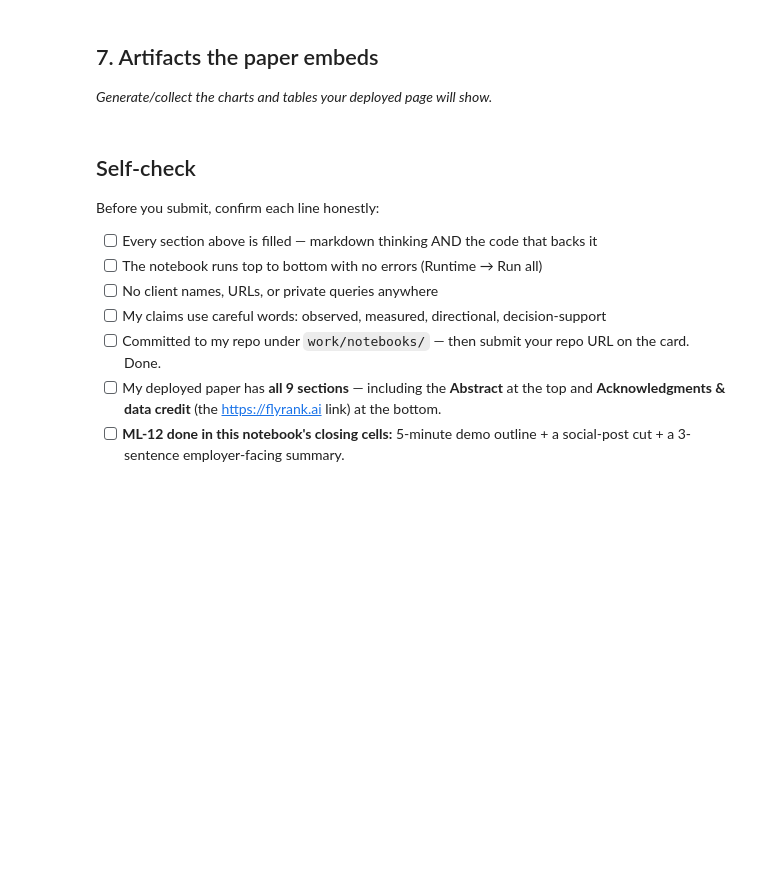
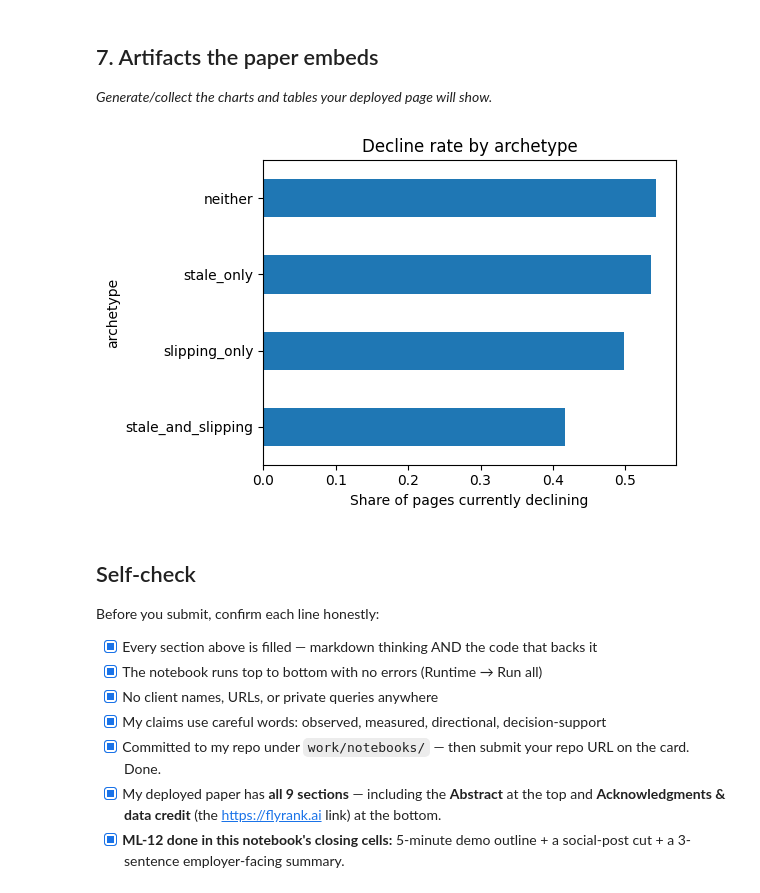
Before and after one commit to Debbie1236-cmd/flyrank-ml-internship, a Jupyter notebook: work/notebooks/capstone.ipynb, the cells around one changed output. Saved outputs shown, nothing was run; the diff lists cells and outputs as text; code cells hidden in the pictures; blank space fills up the shorter version.

Commit message:
Capstone complete: ML-11 paper source (Sections 1–7) + ML-12 demo materials

```diff
--- a/work/notebooks/capstone.ipynb
+++ b/work/notebooks/capstone.ipynb
@@ -30,3 +211,23 @@ This skeleton is yours to fill. Work the sections **in order** — each one has
 ## 6. Ranked recommendations
 
 *The action playbook output — the paper's recommendations section.*
+# %%
+test_df = test_df.copy()
+test_df["model_score"] = model_scores
+
+def archetype(row):
+    if row["is_stale"] and row["is_slipping"]:
+        return "stale_and_slipping"
+    elif row["is_stale"]:
+        return "stale_only"
+    elif row["is_slipping"]:
+        return "slipping_only"
+    return "neither"
+
+test_df["archetype"] = test_df.apply(archetype, axis=1)
+queue = test_df.sort_values("model_score", ascending=False)
+
+print("Top of the ranked queue (content_id only — public-safe):")
+print(queue[["content_id", "model_score", "archetype"]].head(10).to_string(index=False))
+print("\nArchetype counts, full test fold:")
+print(queue["archetype"].value_counts())
@@ -34,15 +264,26 @@ This skeleton is yours to fill. Work the sections **in order** — each one has
 ## 7. Artifacts the paper embeds
 
 *Generate/collect the charts and tables your deployed page will show.*
+# %%
+decline_by_archetype = test_df.groupby("archetype")["is_declining_label"].mean().sort_values()
+plt.figure(figsize=(6, 4))
+decline_by_archetype.plot(kind="barh")
+plt.xlabel("Share of pages currently declining")
+plt.title("Decline rate by archetype")
+plt.tight_layout()
+plt.savefig("../figures/archetype_distribution.png", dpi=150)
+plt.show()
+# %% [output]
+[figure, added]
 # %% [markdown]
 ## Self-check
 
 Before you submit, confirm each line honestly:
 
-- [ ] Every section above is filled — markdown thinking AND the code that backs it
-- [ ] The notebook runs top to bottom with no errors (Runtime → Run all)
-- [ ] No client names, URLs, or private queries anywhere
-- [ ] My claims use careful words: observed, measured, directional, decision-support
-- [ ] Committed to my repo under `work/notebooks/` — then submit your repo URL on the card. Done.
-- [ ] My deployed paper has **all 9 sections** — including the **Abstract** at the top and **Acknowledgments & data credit** (the https://flyrank.ai link) at the bottom.
-- [ ] **ML-12 done in this notebook's closing cells:** 5-minute demo outline + a social-post cut + a 3-sentence employer-facing summary.
+- [x] Every section above is filled — markdown thinking AND the code that backs it
+- [x] The notebook runs top to bottom with no errors (Runtime → Run all)
+- [x] No client names, URLs, or private queries anywhere
+- [x] My claims use careful words: observed, measured, directional, decision-support
+- [x] Committed to my repo under `work/notebooks/` — then submit your repo URL on the card. Done.
+- [x] My deployed paper has **all 9 sections** — including the **Abstract** at the top and **Acknowledgments & data credit** (the https://flyrank.ai link) at the bottom.
+- [x] **ML-12 done in this notebook's closing cells:** 5-minute demo outline + a social-post cut + a 3-sentence employer-facing summary.
```
Also changed, not shown: parts of 14 cells of this notebook.
